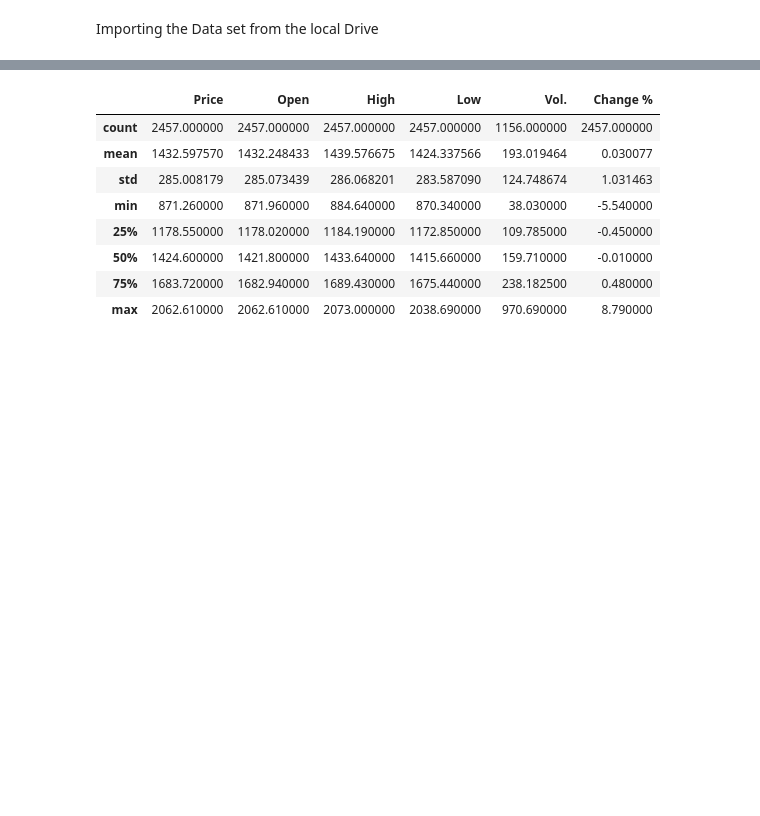
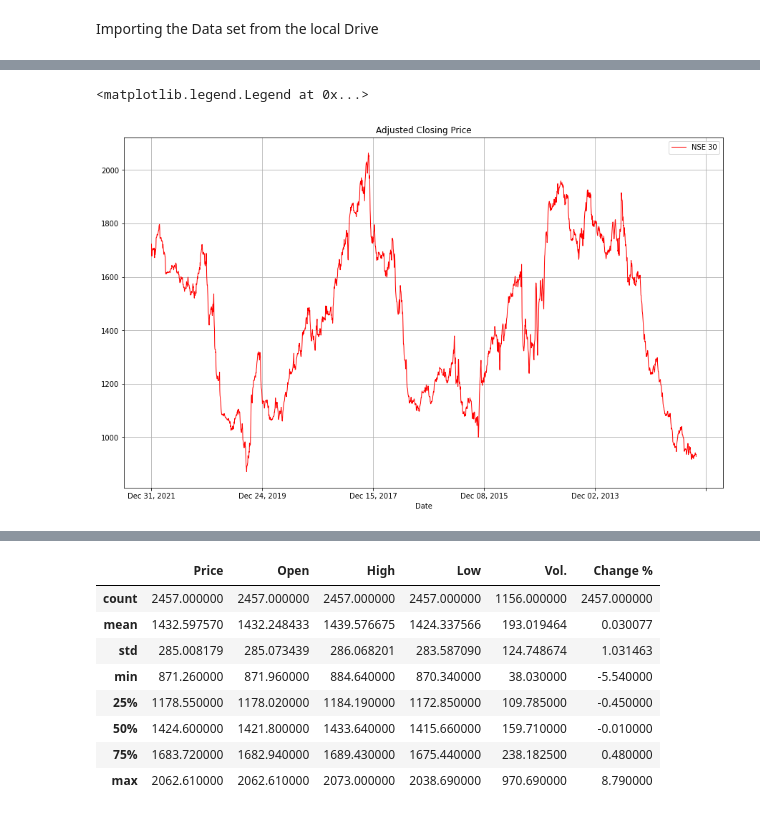
Before and after one commit to Eminent01/Baum-Tenpers-Research, a Jupyter notebook: Baum_Tenper_Research.ipynb, the cells around one changed output, grey strips where cells are left out. Saved outputs shown, nothing was run; the diff lists cells and outputs as text; code cells hidden in the pictures; blank space fills up the shorter version.

```diff
--- a/Baum_Tenper_Research.ipynb
+++ b/Baum_Tenper_Research.ipynb
@@ -31,0 +37,6 @@ data = pd.read_csv("/content/NSE 30 Historical Data.csv" , thousands =',')
+# %%
+data['Price'].plot(label='NSE 30', figsize=(15, 9), title='Adjusted Closing Price', color='red', linewidth=1.0, grid=True)
+plt.legend()
+# %% [output]
+<matplotlib.legend.Legend at 0x...>
+[figure, added]
```
Also changed, not shown: parts of 54 cells of this notebook.
